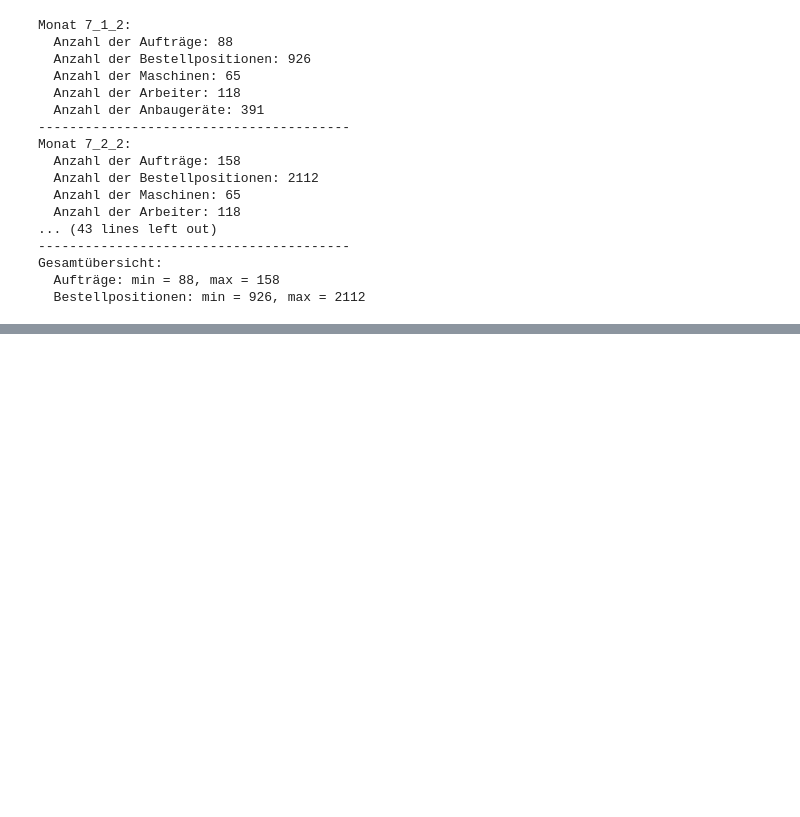
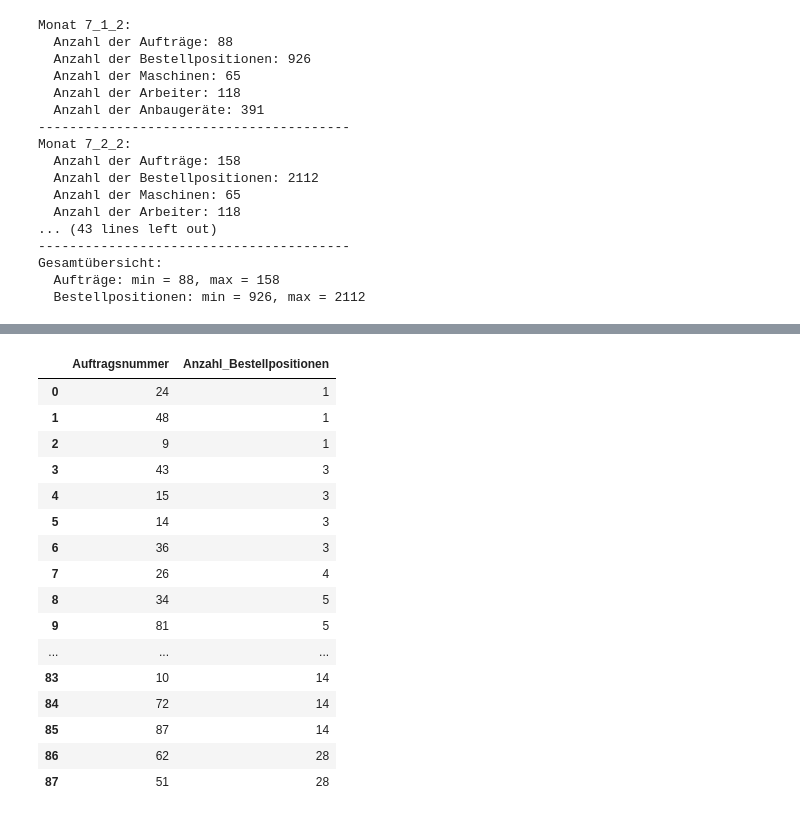
Before and after one commit to nklswlf/OptRail_Railroad_Construction, a Jupyter notebook: Data/Instanzen/Real_Life/2_piece/count.ipynb, the cells around one changed output, grey strips where cells are left out. Saved outputs shown, nothing was run; the diff lists cells and outputs as text; code cells hidden in the pictures; blank space fills up the shorter version.

Commit message:
:zap: Real time analysis part 1

```diff
--- a/Data/Instanzen/Real_Life/2_piece/count.ipynb
+++ b/Data/Instanzen/Real_Life/2_piece/count.ipynb
@@ -215,0 +245,53 @@ karte  # wenn du im Notebook arbeitest
+# %%
+import json
+import pandas as pd
+from IPython.display import display
+
+# === Datei laden ===
+filename = "Construction_RealLife_2024_7_1_2.json"
+
+with open(filename, "r", encoding="utf-8") as f:
+    data = json.load(f)
+
+# === Aufträge extrahieren ===
+auftraege = data.get("Auftraege", [])
+
+# === Tabelle erzeugen: Auftragsnummer + Anzahl der Bestellpositionen ===
+auftrag_summary = []
+
+for eintrag in auftraege:
+    auftragsnummer = eintrag["Auftragsnummer"]
+    anzahl = len(eintrag.get("BestellpositionenStrings", []))
+    auftrag_summary.append({
+        "Auftragsnummer": auftragsnummer,
+        "Anzahl_Bestellpositionen": anzahl
+    })
+
+# === Als DataFrame sortiert nach Auftragsnummer ===
+df_summary = pd.DataFrame(auftrag_summary)
+df_summary["Auftragsnummer"] = df_summary["Auftragsnummer"].astype(int)
+df_summary = df_summary.sort_values(by="Anzahl_Bestellpositionen").reset_index(drop=True)
+
+# === Anzeigeeinstellungen: Alle Zeilen zeigen ===
+pd.set_option("display.max_rows", None)
+
+# === Ausgabe im Notebook ===
+display(df_summary)
+# %% [output]
+|  | Auftragsnummer | Anzahl_Bestellpositionen |
+| 0 | 24 | 1 |
+| 1 | 48 | 1 |
+| 2 | 9 | 1 |
+| 3 | 43 | 3 |
+| 4 | 15 | 3 |
+| 5 | 14 | 3 |
+| 6 | 36 | 3 |
+| 7 | 26 | 4 |
+| 8 | 34 | 5 |
+| 9 | 81 | 5 |
+| ... | ... | ... |
+| 83 | 10 | 14 |
+| 84 | 72 | 14 |
+| 85 | 87 | 14 |
+| 86 | 62 | 28 |
+| 87 | 51 | 28 |
```
Also changed, not shown: parts of 1 cell of this notebook, 3 other files.
